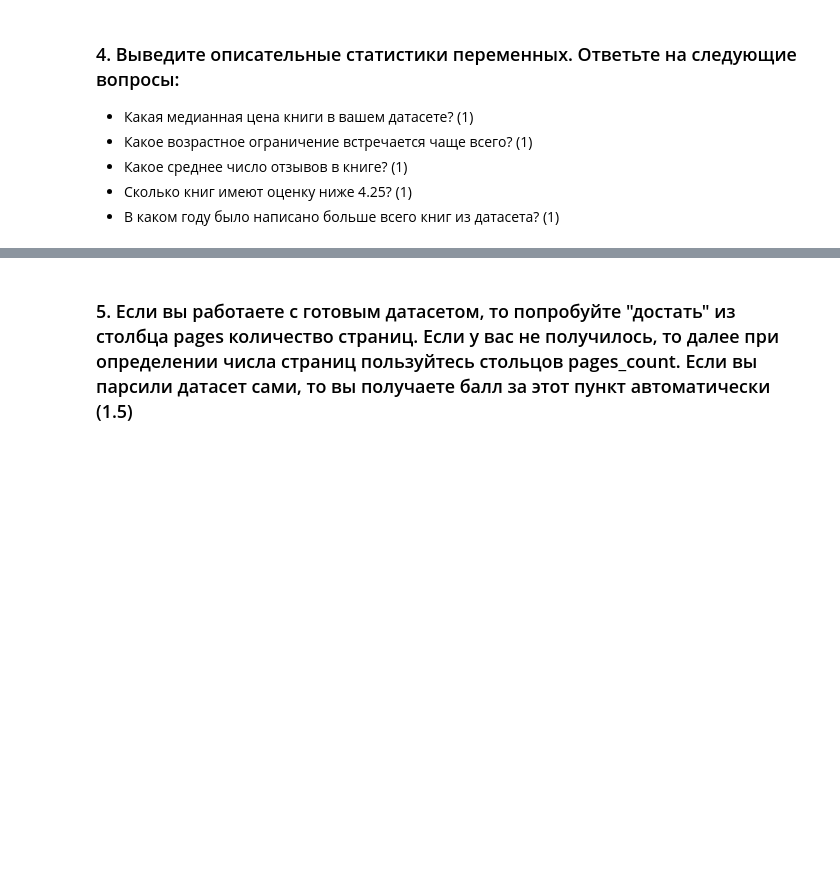
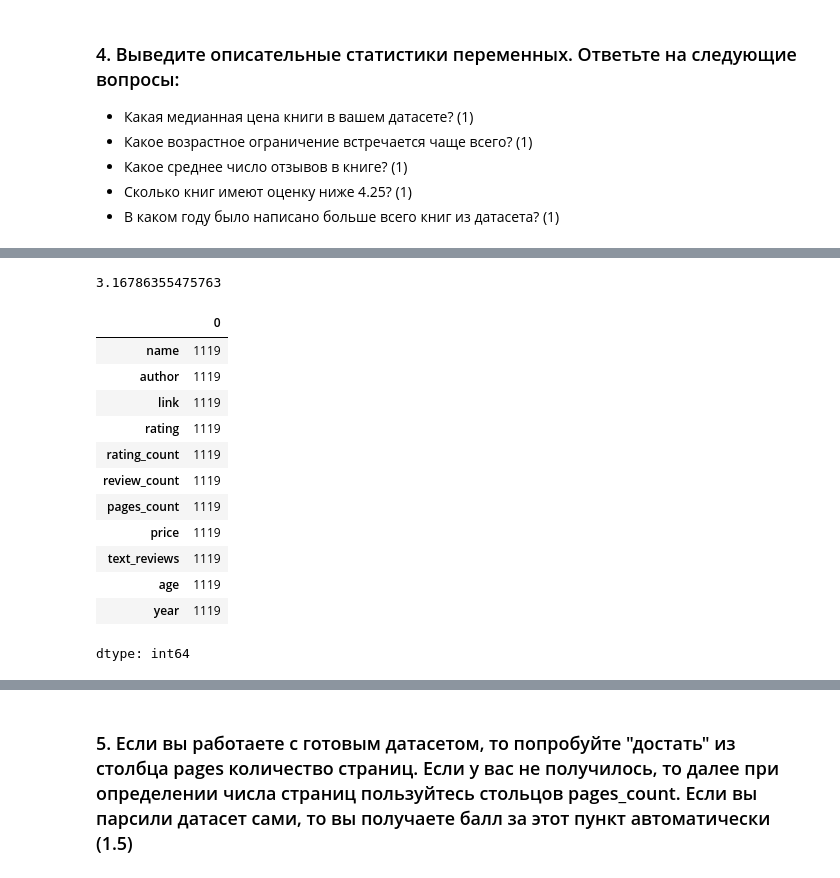
Before and after one commit to xanderkov/DL_Subjets, a Jupyter notebook: F_Ковель_Александр_Денисович.ipynb, the cells around one changed output, grey strips where cells are left out. Cells and saved outputs as stored; diff of their text form; code cells hidden in the pictures; blank space fills up the shorter version.

```diff
--- a/F_Ковель_Александр_Денисович.ipynb
+++ b/F_Ковель_Александр_Денисович.ipynb
@@ -166,0 +366,20 @@ df.head(5)
+# %%
+df["text_reviews"].str.len().mean()
+# %% [output]
+3.16786355475763
+# %%
+df[df["rating"] < 4.25].count()
+# %% [output]
+|  | 0 |
+| name | 1119 |
+| author | 1119 |
+| link | 1119 |
+| rating | 1119 |
+| rating_count | 1119 |
+| review_count | 1119 |
+| pages_count | 1119 |
+| price | 1119 |
+| text_reviews | 1119 |
+| age | 1119 |
+| year | 1119 |
+dtype: int64
```
Also changed, not shown: parts of 15 cells of this notebook.
